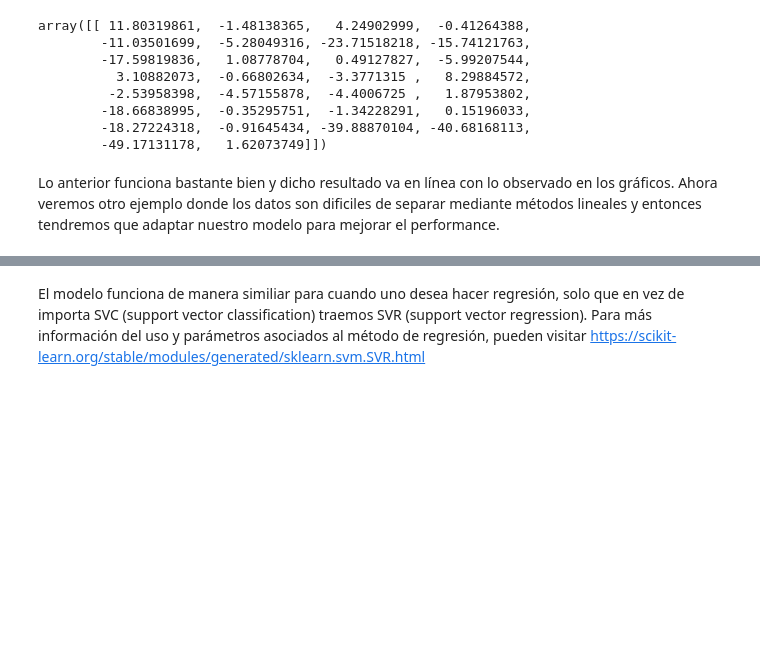
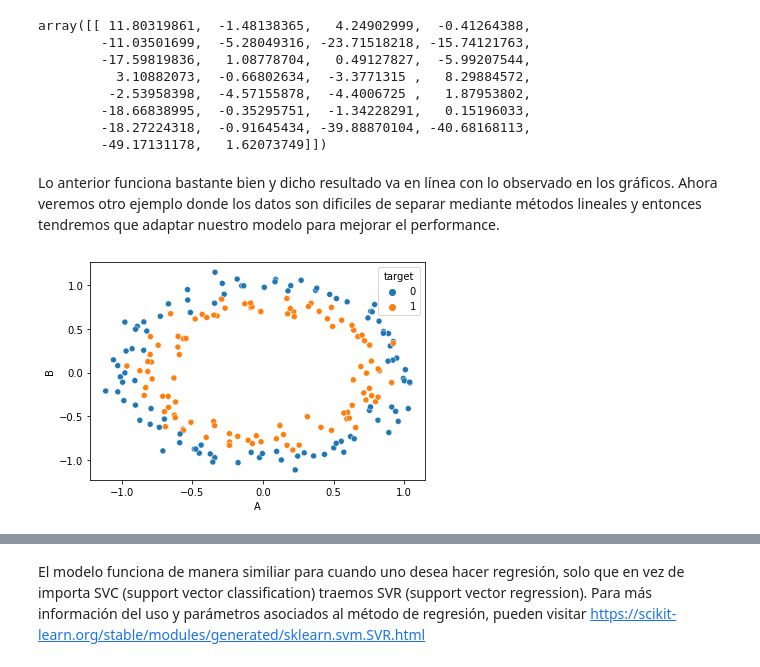
Before and after one commit to Vngel0/Python_UC, a Jupyter notebook: Clase_6_NB_SVM_LDA.ipynb, the cells around one changed output, grey strips where cells are left out. Cells and saved outputs as stored; diff of their text form; code cells hidden in the pictures; blank space fills up the shorter version.

```diff
--- a/Clase_6_NB_SVM_LDA.ipynb
+++ b/Clase_6_NB_SVM_LDA.ipynb
@@ -202,6 +204,16 @@ array([[ 11.80319861,  -1.48138365,   4.24902999,  -0.41264388,
         -49.17131178,   1.62073749]])
 # %% [markdown]
 Lo anterior funciona bastante bien y dicho resultado va en línea con lo observado en los gráficos. Ahora veremos otro ejemplo donde los datos son dificiles de separar mediante métodos lineales y entonces tendremos que adaptar nuestro modelo para mejorar el performance.
+# %%
+from sklearn.datasets.samples_generator import make_circles
+
+X, y = make_circles(n_samples = 200, noise = 0.08)
+
+df = pd.DataFrame(data = X, columns = ["A", "B"])
+df["target"] = y
+sns.scatterplot(data = df, x = "A", y = "B", hue = "target");
+# %% [output]
+[figure, added]
 # %%
 # Creamos los datos
 from sklearn.datasets.samples_generator import make_circles
```
Also changed, not shown: parts of 20 cells of this notebook.
